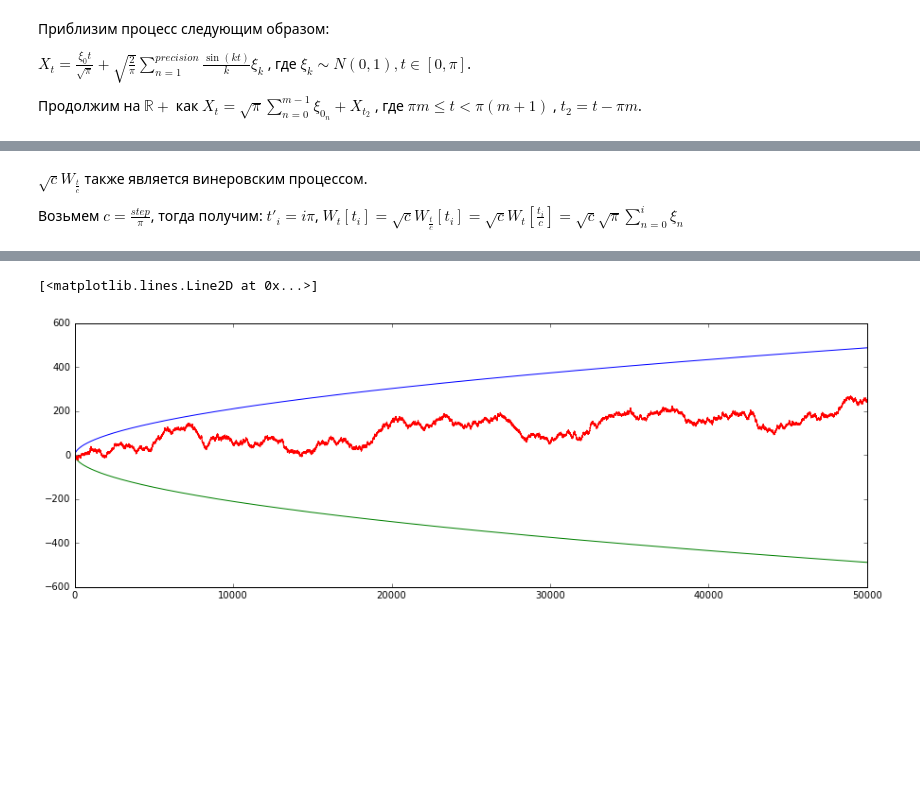
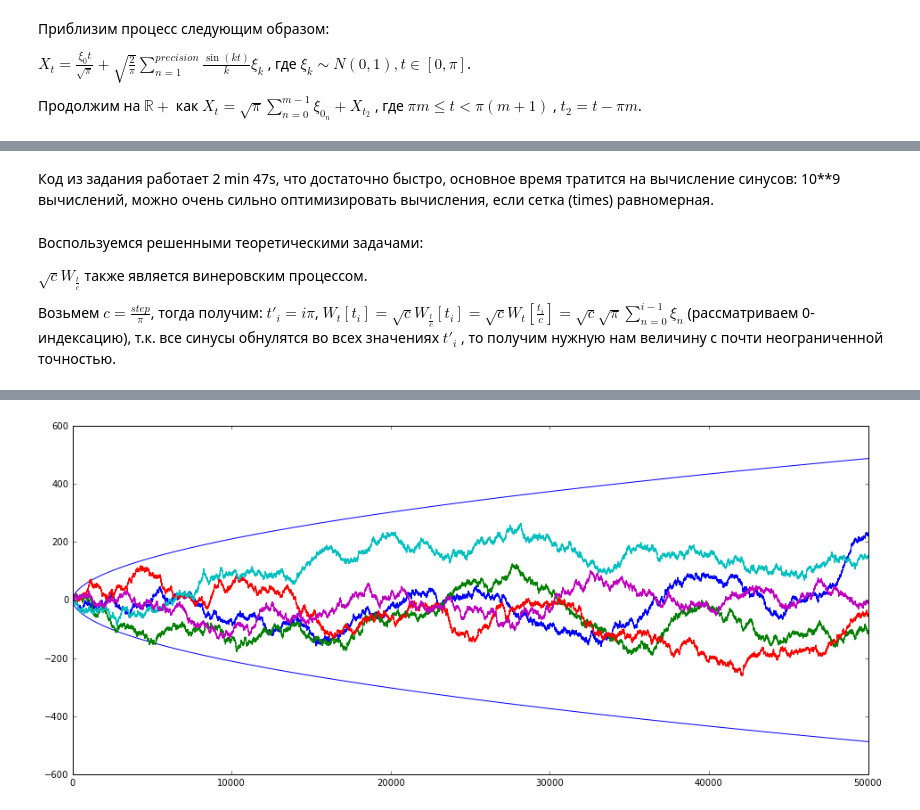
Before and after one commit to ale3otik/MIPT-2016-Stochastic-process, a Jupyter notebook: task3/57.ipynb, the cells around one changed output, grey strips where cells are left out. Saved outputs shown, nothing was run; the diff lists cells and outputs as text; code cells hidden in the pictures; blank space fills up the shorter version.

```diff
--- a/task3/57.ipynb
+++ b/task3/57.ipynb
@@ -62,0 +73,16 @@ class WinerProcess:
+# %%
+def ln_law_bound(t):
+    return np.sqrt((2* t * np.log(np.log(t+3))))
+f = np.vectorize(ln_law_bound)
+# %%
+times = np.linspace(0,100,1000)
+y2 = f(times)
+plt.figure(figsize=(16,7))
+plt.plot(times,y2,color='b')
+plt.plot(times,-y2,color='b')
+
+a = [WinerProcess(1000) for i in range(10)]
+for i in np.arange(10):
+    %time y = a[i][times]
+    plt.plot(times,y)
+plt.show()
@@ -63,21 +125,30 @@ class WinerProcess:
+# %% [markdown]
+Код из задания работает 2 min 47s, что достаточно быстро, основное время тратится на вычисление синусов: 10\**9 вычислений, можно очень сильно оптимизировать вычисления, если сетка (times) равномерная.
 # %% [markdown]
+Воспользуемся решенными теоретическими задачами:
+
+
 $\sqrt{c}W_{\frac{t}{c}}$ также является винеровским процессом.
 
-Возьмем $c = \frac{step}{\pi}$, тогда получим: $t'_i = i \pi$,  $W_t[t_i] = \sqrt{c} W_\frac{t}{c}[t_i] = \sqrt{c} W_t[\frac{t_i}{c}] = \sqrt{c} \sqrt{\pi} \sum_{n=0}^{i} \xi_n$
+Возьмем $c = \frac{step}{\pi}$, тогда получим: $t'_i = i \pi$,  $W_t[t_i] = \sqrt{c} W_\frac{t}{c}[t_i] = \sqrt{c}
+W_t[\frac{t_i}{c}] = \sqrt{c} \sqrt{\pi} \sum_{n=0}^{i-1} \xi_n$ (рассматриваем 0-индексацию), т.к. все синусы обнулятся во всех значениях $t'_i$ , то получим нужную нам величину с почти неограниченной точностью.
 # %%
 def winer_process_path(end_time, step, precision=10000):
     times = np.arange(0,end_time,step)
     c = step/np.pi
     ksi = np.random.normal(size=len(times))
-    return (c * np.pi)**0.5 * np.cumsum(ksi), times
+    ksi[0] = 0
+    values = (c * np.pi)**0.5 * np.cumsum(ksi)
+    return times , values
 # %%
-def bound(t):
-    return np.sqrt((2* t * np.log(np.log(t+3))))
-%time y, times = winer_process_path(50000, 0.1)
-f = np.vectorize(bound)
+times = np.arange(0,50000,0.1)
 y2 = f(times)
-plt.figure(figsize=(15,5))
-plt.plot(times,y2)
-plt.plot(times,-y2)
-plt.plot(times,y)
+plt.figure(figsize=(16,7))
+plt.plot(times,y2,color='b')
+plt.plot(times,-y2,color='b')
+
+for i in range(5):
+    %time times,y = winer_process_path(50000, 0.1)
+    plt.plot(times,y)
+plt.show()
 # %% [output]
@@ -86,2 +165 @@ Wall time: 43.7 ms
-[<matplotlib.lines.Line2D at 0x...>]
-[figure, old version]
+[figure, new version]
```
Also changed, not shown: parts of 25 cells of this notebook, 1 other file.
